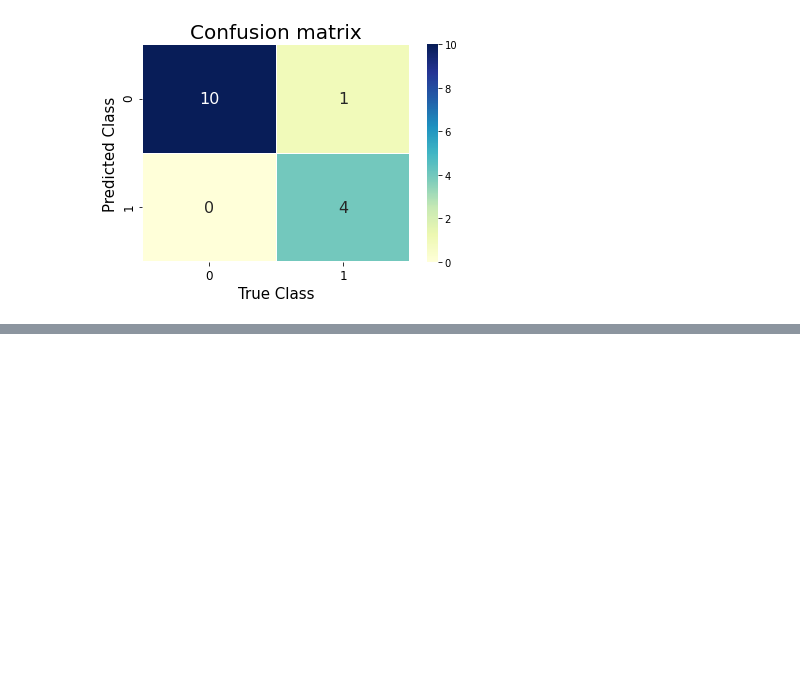
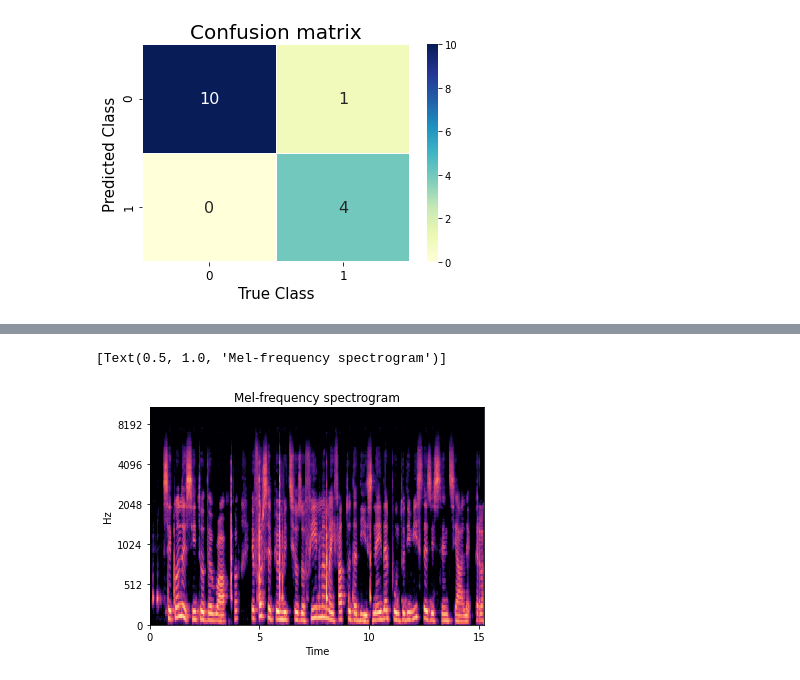
Before and after one commit to Chri1629/dsim_project, a Jupyter notebook: audio/Audio.ipynb, the cells around one changed output, grey strips where cells are left out. Drawn from its saved outputs; the diff is of its cells as text; code cells hidden in the pictures; blank space fills up the shorter version.

```diff
--- a/audio/Audio.ipynb
+++ b/audio/Audio.ipynb
@@ -31,7 +31,7 @@ from glob import glob
 Importiamo per prima cosa i dati da google drive. La strada deve essere quella prima di importare tutti i dati e poi di trasformarli in immagini. Una volta fatto questo le si salvano nuovamente dove sono già e poi le si importano con un image generator in modo che siano compatibili con la rete che vogliamo usare
 # %%
 from google.colab import drive
-drive.mount('/content/gdrive')
+drive.mount('/content/gdrive', force_remount=True)
 
-base_dir = "gdrive/MyDrive/corretti/"
+base_dir = "gdrive/MyDrive/prova/"
 # %% [output]
@@ -80,8 +80,8 @@ def load_data(feature_extractor=identity, normalize=False):
 
     for f in sorted(os.listdir(base_dir)):
         if f.endswith('.mp3'):
-            # Load file and compute the requested features
-            signal, sr = librosa.load(base_dir + f, duration= 7.0)
+            # Load file and compute the requested features cambiare la duration
+            signal, sr = librosa.load(base_dir + f, duration= 7.0, sr=None)
             cur_features = feature_extractor(signal)
             features.append(cur_features)
             print(f)
@@ -162,0 +175,2 @@ Text(0.5, 1.0, 'Confusion matrix')
+# %%
+X_train, X_validation, y_train, y_validation = load_data()
@@ -162,0 +195,11 @@ Text(0.5, 1.0, 'Confusion matrix')
+# %%
+spect = librosa.feature.melspectrogram(y=X_train[2], n_mels=128)
+# %%
+fig, ax = plt.subplots()
+S_dB = librosa.power_to_db(spect, ref=np.max)
+img = librosa.display.specshow(S_dB, x_axis='time', y_axis='mel', ax=ax)
+#plt.colorbar(img, ax=ax, format='%+2.0f dB')
+ax.set(title='Mel-frequency spectrogram')
+# %% [output]
+[Text(0.5, 1.0, 'Mel-frequency spectrogram')]
+[figure, added]
```
Also changed, not shown: parts of 9 cells of this notebook.
